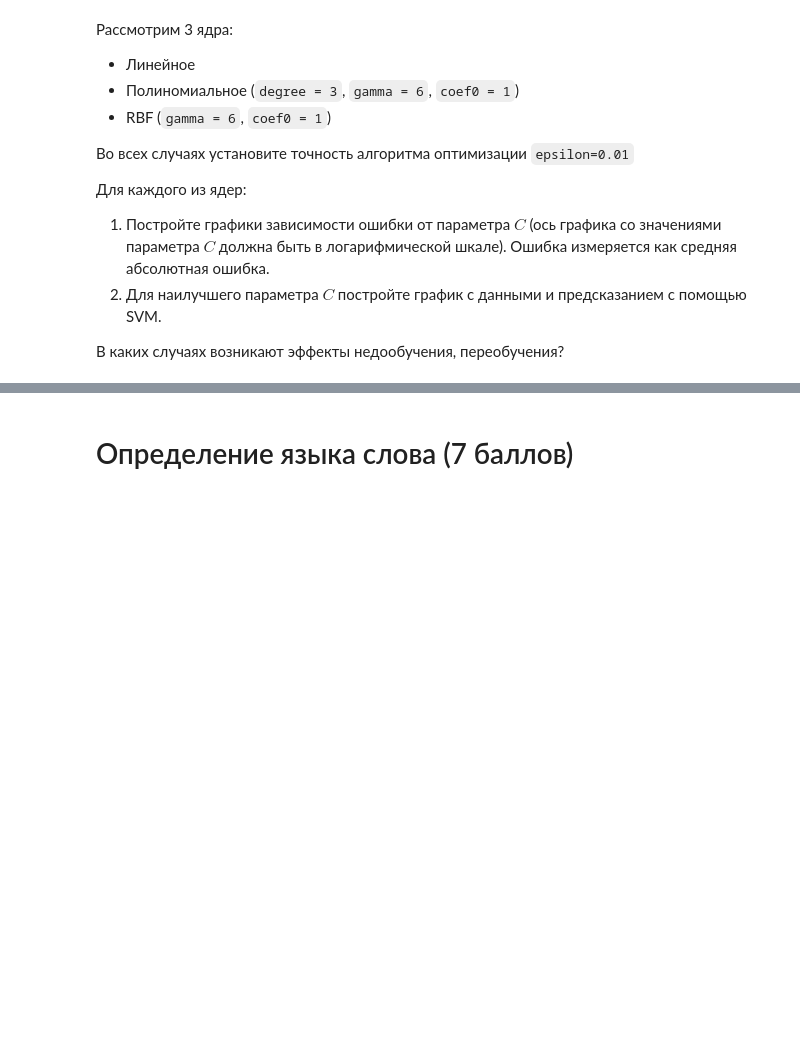
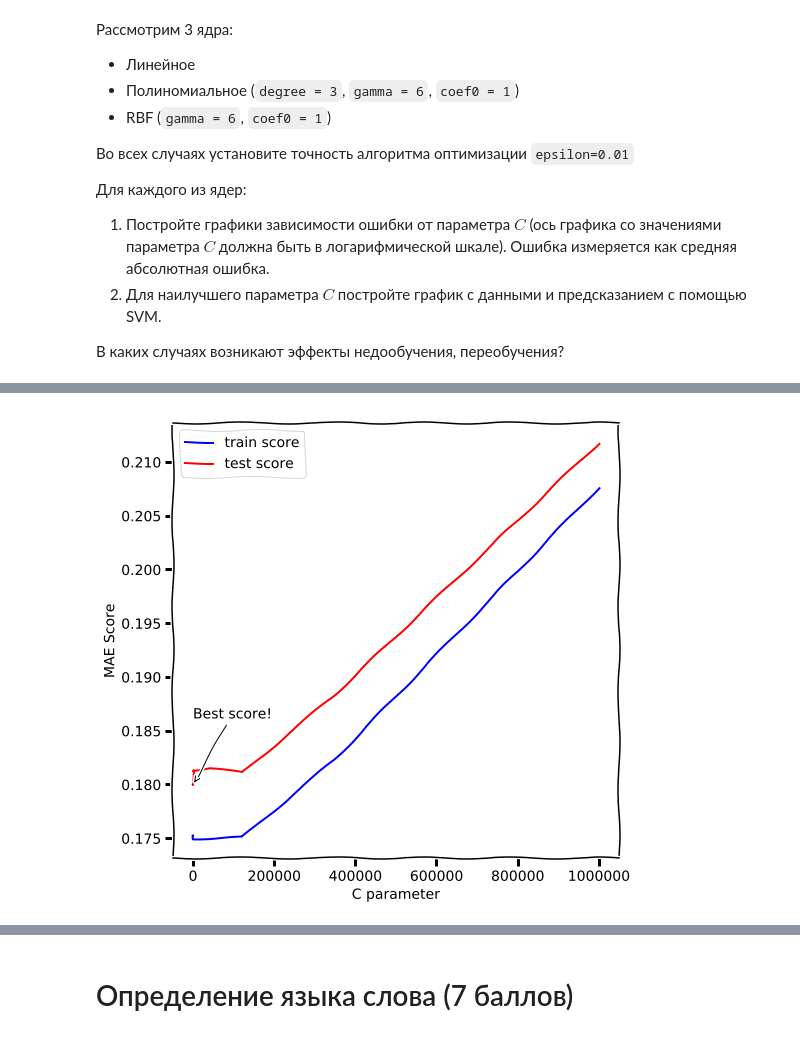
Before and after one commit to BobrG/IreneGit, a Jupyter notebook: hw1-svm.ipynb, the cells around one changed output, grey strips where cells are left out. Saved outputs shown, nothing was run; the diff lists cells and outputs as text; code cells hidden in the pictures; blank space fills up the shorter version.

```diff
--- a/hw1-svm.ipynb
+++ b/hw1-svm.ipynb
@@ -88,0 +82,38 @@ plt.plot(C, y_rbf)
+# %%
+def model_scores(model, kernel_t, g='auto', c=0.0):
+    tmp_i = 0
+    y = np.zeros((len(C),3))
+    for i in C:
+        m = model(kernel=kernel_t, epsilon=0.01, C=i, gamma = g, coef0 = c)
+        m.fit(x_train, y_train)
+        y[tmp_i][0] = i
+        y[tmp_i][1] = mae(m.predict(x_train), y_train)
+        y[tmp_i][2] = mae(m.predict(x_test), y_test)
+        tmp_i += 1
+    return y
+
+def plotting(y):
+    fig = plt.figure(figsize=(8,8))
+    plt.plot(y[:, 0], y[:, 1], '-b', label='train score')
+    plt.plot(y[:, 0], y[:, 2], '-r', label='test score')
+    plt.xlabel('C parameter')
+    plt.ylabel('MAE Score')
+    plt.legend()
+    tmp = min(y, key=lambda a: a[2])
+    plt.annotate(
+        'Best score!',
+        xy=(tmp[0], tmp[2]),arrowprops=dict(arrowstyle='->'), xytext=(0, tmp[2] + y[:, 2].std()))
+def plotting_best(b_param, model, kernel_t, g='auto', c=0.0):
+    m_best = model(kernel=kernel_t, epsilon=0.01, C=b_param, gamma = g, coef0 = c)
+    m_best.fit(x_train, y_train)
+    y_pred = m_best.predict(x_test)
+    fig = plt.figure(figsize=(8,8))
+    plt.scatter(x_test, y_test, c='b', label='test data')
+    plt.scatter(x_test, y_pred, c='r', label='predicted data')
+    plt.xlabel('X data')
+    plt.ylabel('Y data')
+    plt.legend()
+# %%
+y_lin = model_scores(svm.SVR, 'linear')
+
+print(pd.DataFrame(data=y_lin, columns=['C', 'Train', 'Test']))
@@ -88,0 +138,4 @@ plt.plot(C, y_rbf)
+# %%
+plotting(y_lin)
+# %% [output]
+[figure, added]
```
Also changed, not shown: parts of 14 cells of this notebook.
